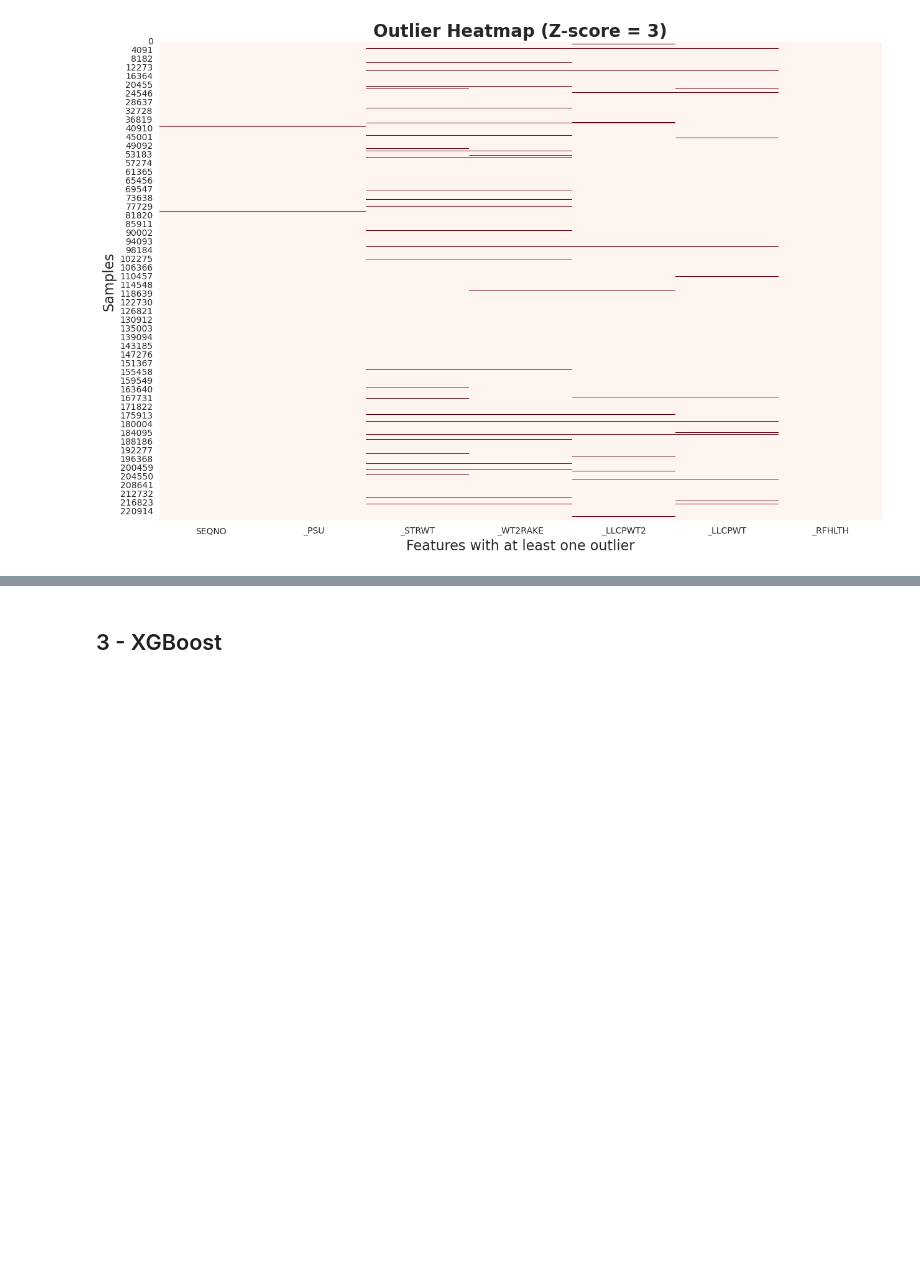
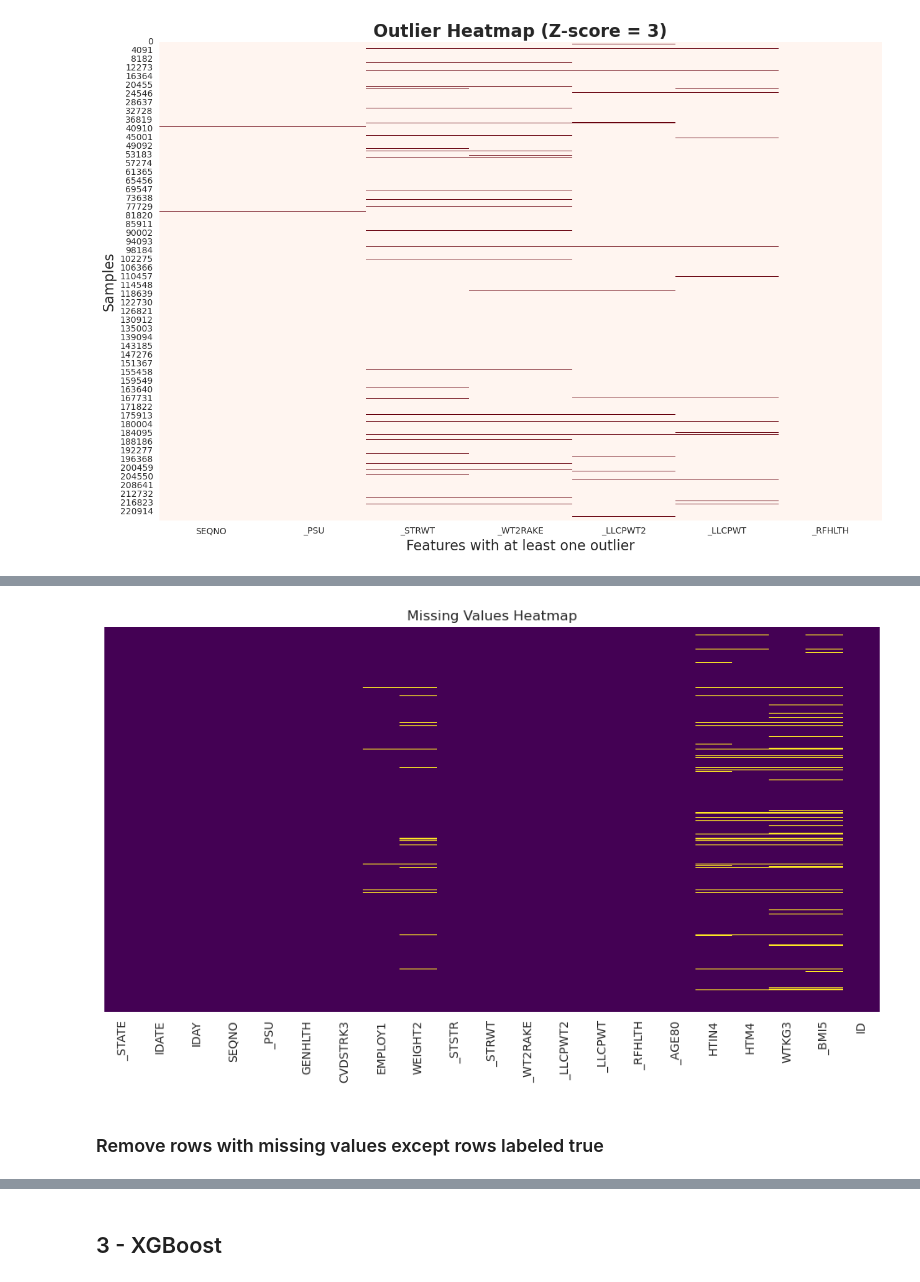
Before and after one commit to ali-hou-supaero/sdd-hackaton-25-heart-risk, a Jupyter notebook: ali.ipynb, the cells around one changed output, grey strips where cells are left out. Cells and saved outputs as stored; diff of their text form; code cells hidden in the pictures; blank space fills up the shorter version.

```diff
--- a/ali.ipynb
+++ b/ali.ipynb
@@ -285,0 +285,9 @@ Name: count, dtype: int64
+# %%
+plt.figure(figsize=(12, 6))
+sns.heatmap(X_without_outliers.isnull(), cbar=False, yticklabels=False, cmap='viridis')
+plt.title("Missing Values Heatmap")
+plt.show()
+# %% [output]
+[figure, added]
+# %% [markdown]
+### Remove rows with missing values except rows labeled true
```
Also changed, not shown: parts of 28 cells of this notebook, 12 other files.
